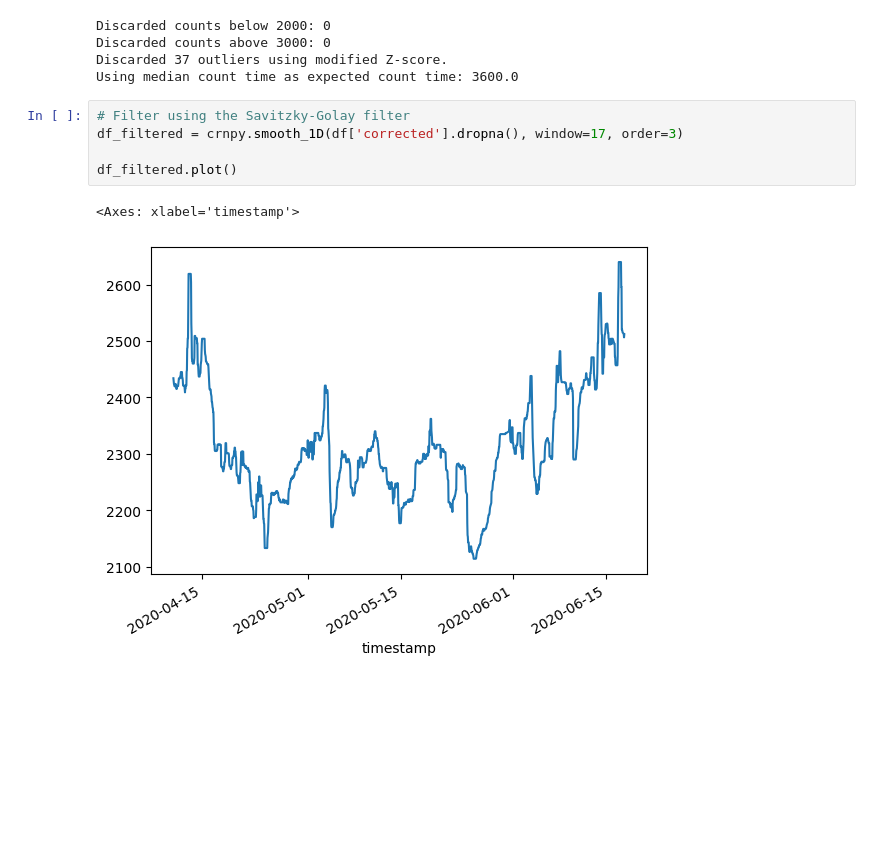
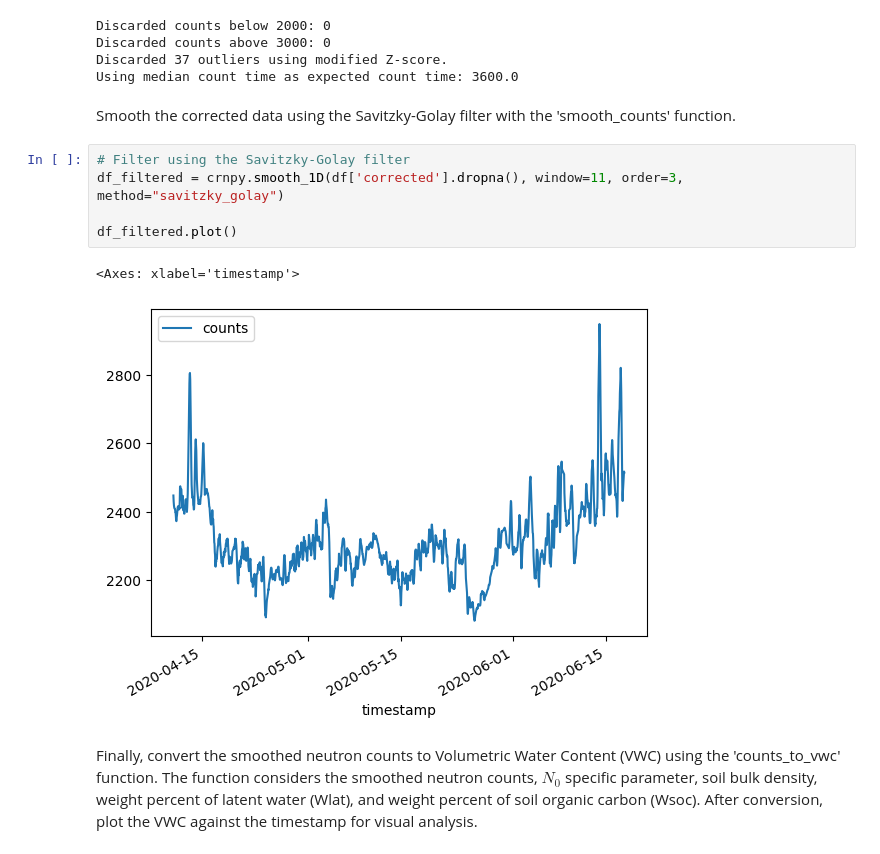
Before and after one commit to soilwater/crnpy, a Jupyter notebook: docs/examples/stationary/example_RDT_station.ipynb, the cells around one changed output. Drawn from its saved outputs; the diff is of its cells as text; blank space fills up the shorter version.

```diff
--- a/docs/examples/stationary/example_RDT_station.ipynb
+++ b/docs/examples/stationary/example_RDT_station.ipynb
@@ -109,12 +118,16 @@ Discarded counts below 2000: 0
 Discarded counts above 3000: 0
 Discarded 37 outliers using modified Z-score.
 Using median count time as expected count time: 3600.0
+# %% [markdown]
+Smooth the corrected data using the Savitzky-Golay filter with the 'smooth_counts' function.
 # %%
 # Filter using the Savitzky-Golay filter
-df_filtered = crnpy.smooth_1D(df['corrected'].dropna(), window=17, order=3)
+df_filtered = crnpy.smooth_1D(df['corrected'].dropna(), window=11, order=3, method="savitzky_golay")
 
 df_filtered.plot()
 # %% [output]
 <Axes: xlabel='timestamp'>
-[figure, old version]
+[figure, new version]
+# %% [markdown]
+Finally, convert the smoothed neutron counts to Volumetric Water Content (VWC) using the 'counts_to_vwc' function. The function considers the smoothed neutron counts, $N_0$ specific parameter, soil bulk density, weight percent of latent water (Wlat), and weight percent of soil organic carbon (Wsoc). After conversion, plot the VWC against the timestamp for visual analysis.
 # %%
```
Also changed, not shown: parts of 5 cells of this notebook, 5 other files.
